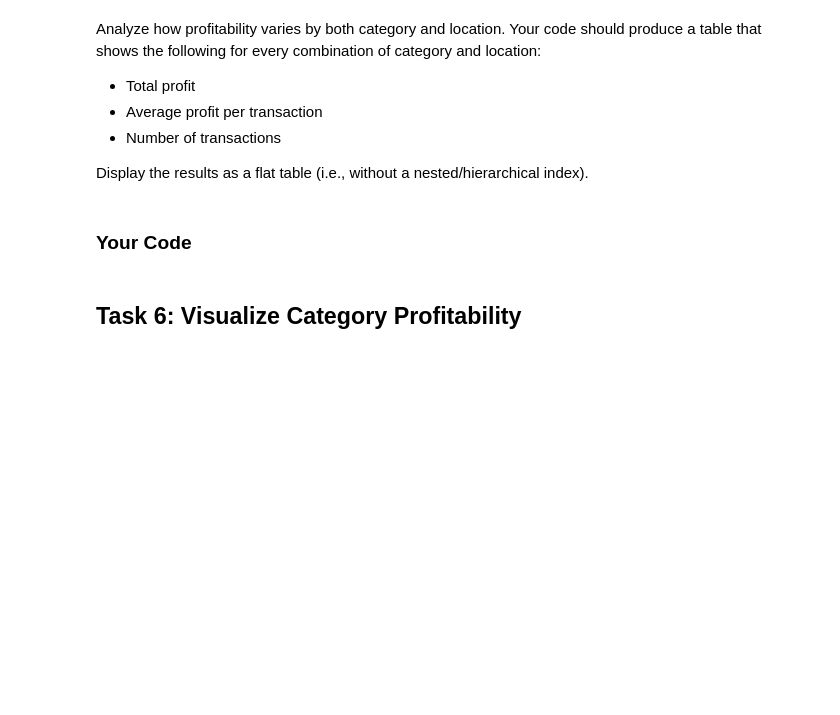
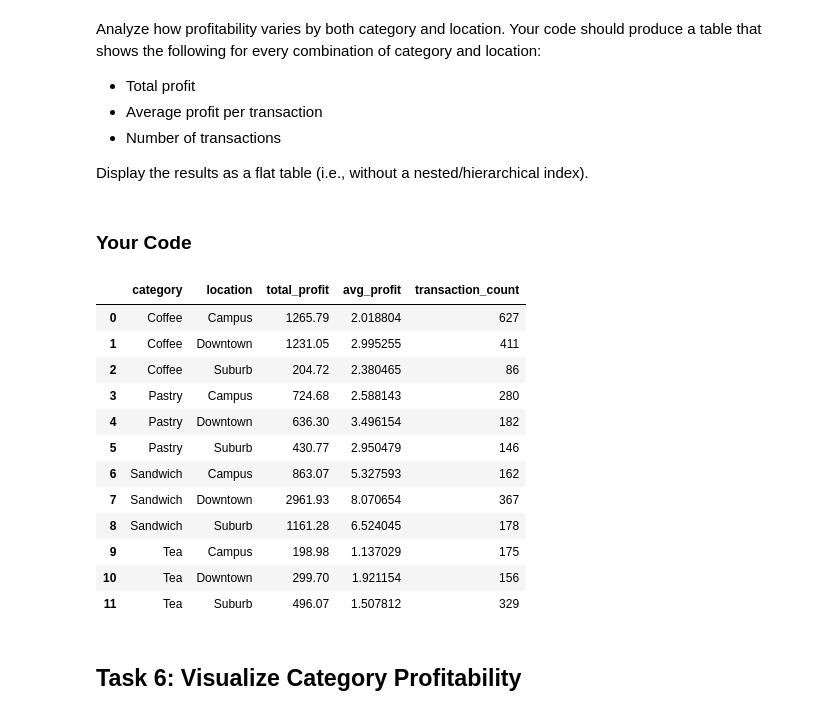
Before and after one commit to MinaYoon5889/py4eda-work, a Jupyter notebook: test_2b.ipynb, the cells around one changed output. Saved outputs shown, nothing was run; the diff lists cells and outputs as text; code cells hidden in the pictures; blank space fills up the shorter version.

```diff
--- a/test_2b.ipynb
+++ b/test_2b.ipynb
@@ -224,6 +268,30 @@ Display the results as a flat table (i.e., without a nested/hierarchical index).
 ### Your Code
 # %%
 # Task 5: groupby multiple columns, .agg() with dict, reset_index()
+
+category_location_profit = (
+    merged
+    .groupby(['category', 'location'])
+    .agg(total_profit=('profit', 'sum'),
+         avg_profit=('profit', 'mean'),
+         transaction_count=('profit', 'count'))
+    .reset_index())
+
+category_location_profit
+# %% [output]
+|  | category | location | total_profit | avg_profit | transaction_count |
+| 0 | Coffee | Campus | 1265.79 | 2.018804 | 627 |
+| 1 | Coffee | Downtown | 1231.05 | 2.995255 | 411 |
+| 2 | Coffee | Suburb | 204.72 | 2.380465 | 86 |
+| 3 | Pastry | Campus | 724.68 | 2.588143 | 280 |
+| 4 | Pastry | Downtown | 636.30 | 3.496154 | 182 |
+| 5 | Pastry | Suburb | 430.77 | 2.950479 | 146 |
+| 6 | Sandwich | Campus | 863.07 | 5.327593 | 162 |
+| 7 | Sandwich | Downtown | 2961.93 | 8.070654 | 367 |
+| 8 | Sandwich | Suburb | 1161.28 | 6.524045 | 178 |
+| 9 | Tea | Campus | 198.98 | 1.137029 | 175 |
+| 10 | Tea | Downtown | 299.70 | 1.921154 | 156 |
+| 11 | Tea | Suburb | 496.07 | 1.507812 | 329 |
 # %% [markdown]
 ## Task 6: Visualize Category Profitability
 # %% [markdown]
```
Also changed, not shown: parts of 7 cells of this notebook.
